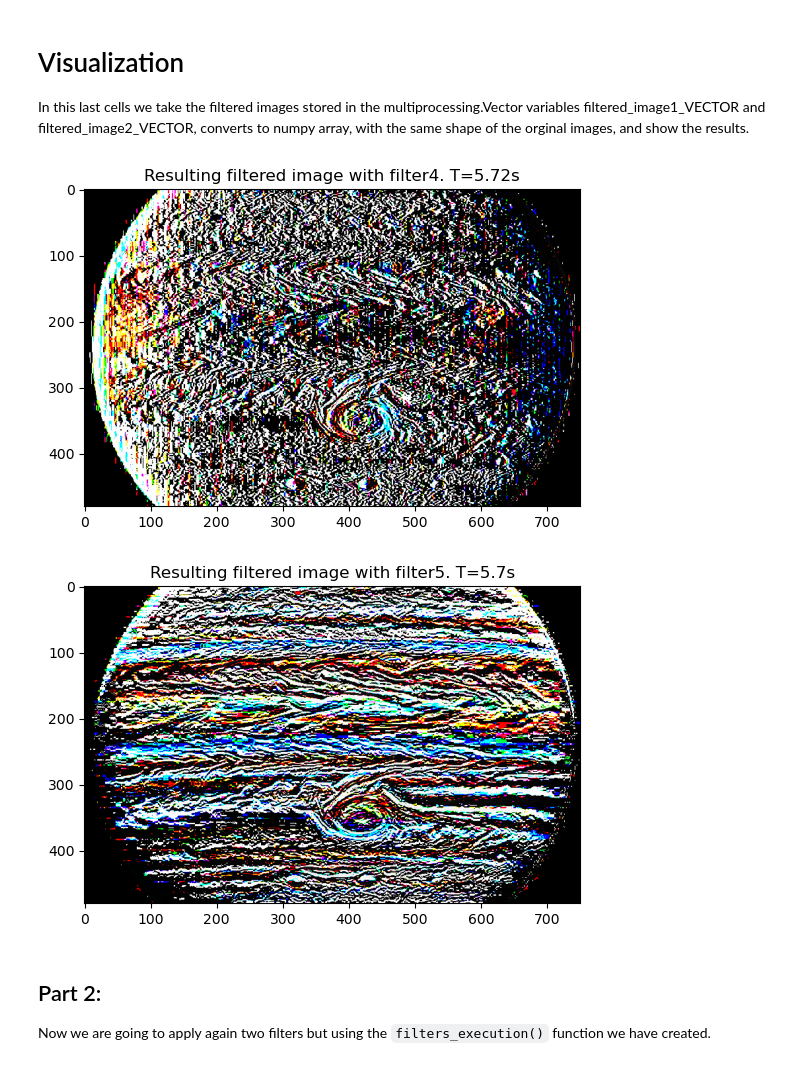
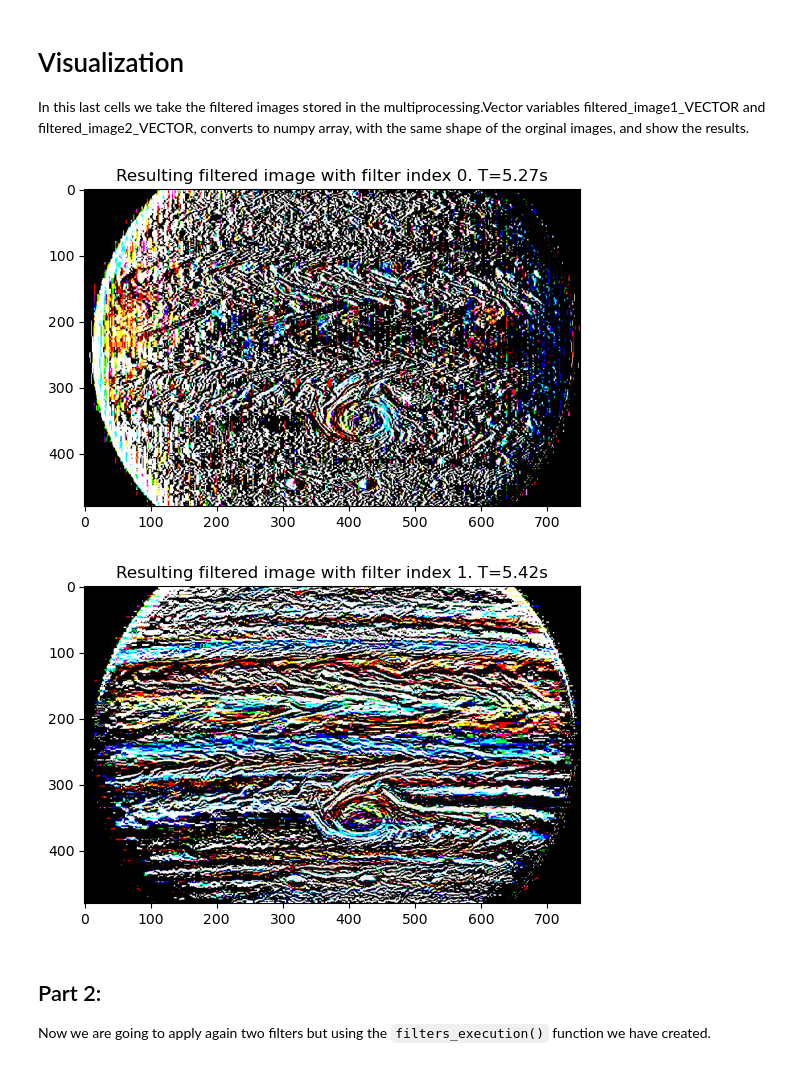
Before and after one commit to andres-nav/massive-computing, a Jupyter notebook: Practical Work 01/First Practical Work.ipynb, the cells around one changed output. Cells and saved outputs as stored; diff of their text form; code cells hidden in the pictures.

```diff
--- a/Practical Work 01/First Practical Work.ipynb
+++ b/Practical Work 01/First Practical Work.ipynb
@@ -108,23 +108,23 @@ In this last cells we take the filtered images stored in the multiprocessing.Vec
 # %%
 import time
 
 filter_sample = [filter2, filter3] # We have to choose 2 out of the 5 filters.
 filter_vector = [filtered_image1_VECTOR, filtered_image2_VECTOR] # Array with the images vector
 filtered_image = [] # Here we will store the final filtered images
 
 for i in range(len(filter_sample)):
     start_time = time.time() # We are going to measure the time taken to compute each of the images.
     my.image_filter(image1, filter_sample[i],  NUMPROCESS, filter_vector[i])
     filtered_image.append(my.tonumpyarray(filter_vector[i]).reshape(image1.shape))
     end_time = time.time() - start_time
 
     plt.figure()
     plt.imshow(filtered_image[i])
-    plt.title(f"Resulting filtered image with filter{i+4}. T={round(end_time,2)}s")
+    plt.title(f"Resulting filtered image with filter index {i}. T={round(end_time,2)}s")
     plt.show()
 # %% [output]
-[figure, old version]
+[figure, new version]
-[figure, old version]
+[figure, new version]
 # %% [markdown]
 ## Part 2:
 
```
Also changed, not shown: parts of 1 cell of this notebook, 1 other file.
